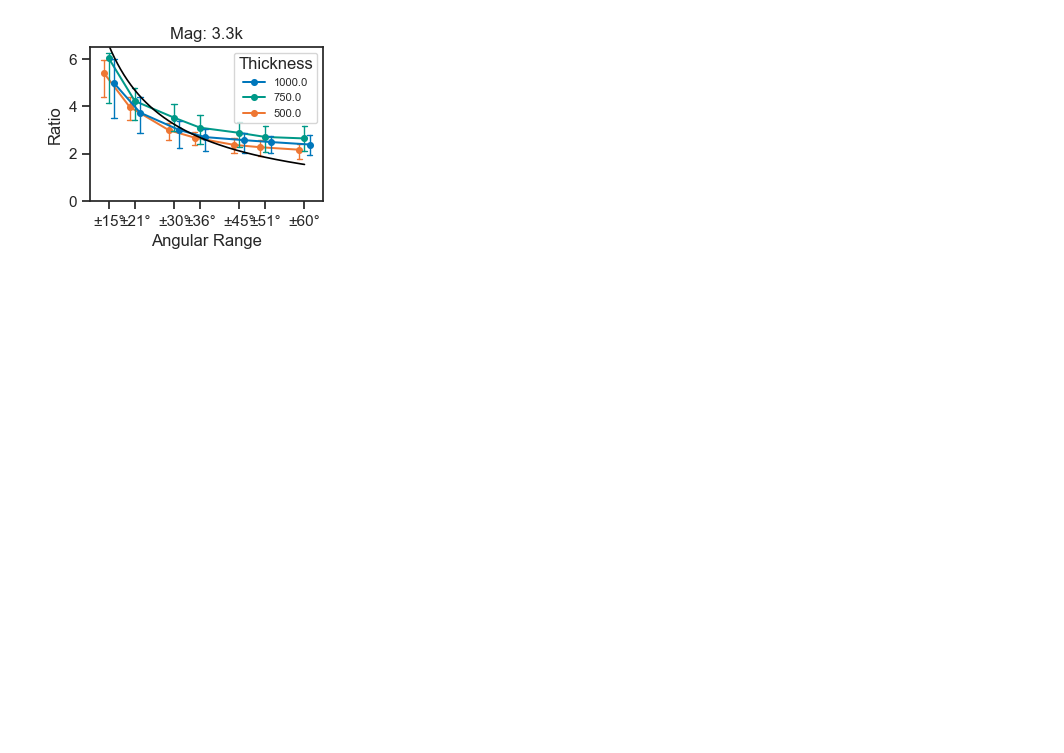
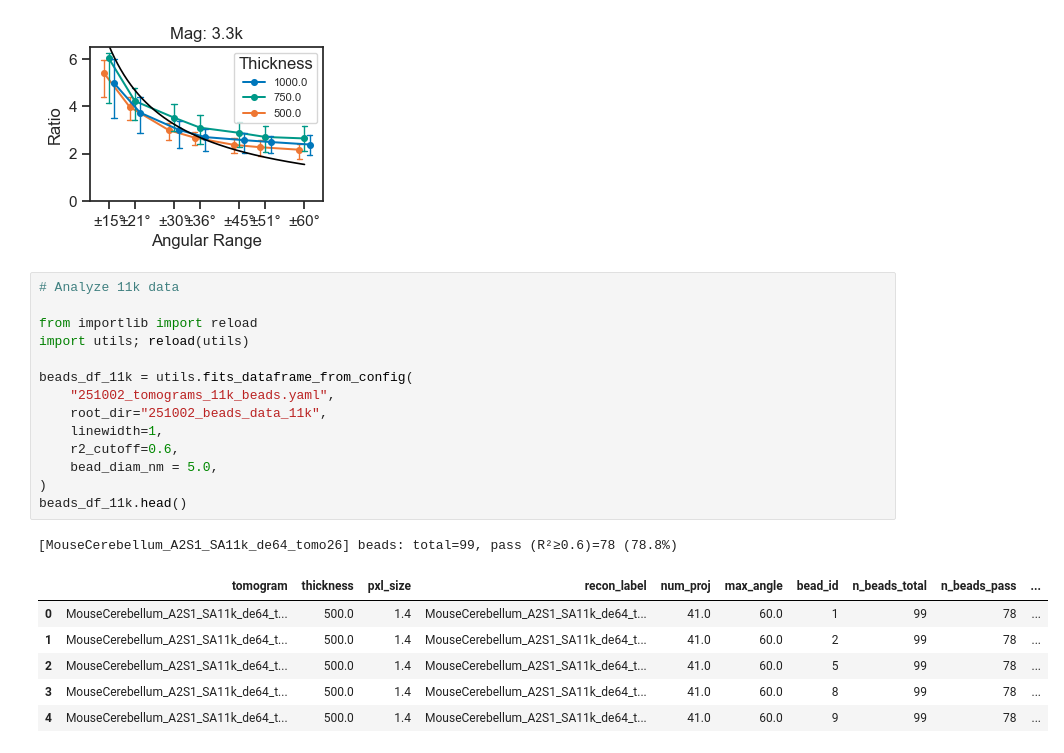
Before and after one commit to kuan-lab/tem-tomo, a Jupyter notebook: bead_resolution/250826_bead_res.ipynb, the cells around one changed output. Saved outputs shown, nothing was run; the diff lists cells and outputs as text; blank space fills up the shorter version.

```diff
--- a/bead_resolution/250826_bead_res.ipynb
+++ b/bead_resolution/250826_bead_res.ipynb
@@ -207,3 +204,25 @@ g.plot(alpha_curve, e_xz_rademacher(alpha_curve), color="black", lw=1.2, label="
 plt.savefig(figs_dir + '250925_rev1_Zratio_beads_%s.pdf' % mag, bbox_inches = 'tight')
 # %% [output]
 [figure]
+# %%
+# Analyze 11k data
+
+from importlib import reload
+import utils; reload(utils)
+
+beads_df_11k = utils.fits_dataframe_from_config(
+    "251002_tomograms_11k_beads.yaml",
+    root_dir="251002_beads_data_11k",
+    linewidth=1,
+    r2_cutoff=0.6,
+    bead_diam_nm = 5.0,
+)
+beads_df_11k.head()
+# %% [output]
+[MouseCerebellum_A2S1_SA11k_de64_tomo26] beads: total=99, pass (R²≥0.6)=78 (78.8%)
+|  | tomogram | thickness | pxl_size | recon_label | num_proj | max_angle | bead_id | n_beads_total | n_beads_pass | ... |
+| 0 | MouseCerebellum_A2S1_SA11k_de64_t... | 500.0 | 1.4 | MouseCerebellum_A2S1_SA11k_de64_t... | 41.0 | 60.0 | 1 | 99 | 78 | ... |
+| 1 | MouseCerebellum_A2S1_SA11k_de64_t... | 500.0 | 1.4 | MouseCerebellum_A2S1_SA11k_de64_t... | 41.0 | 60.0 | 2 | 99 | 78 | ... |
+| 2 | MouseCerebellum_A2S1_SA11k_de64_t... | 500.0 | 1.4 | MouseCerebellum_A2S1_SA11k_de64_t... | 41.0 | 60.0 | 5 | 99 | 78 | ... |
+| 3 | MouseCerebellum_A2S1_SA11k_de64_t... | 500.0 | 1.4 | MouseCerebellum_A2S1_SA11k_de64_t... | 41.0 | 60.0 | 8 | 99 | 78 | ... |
+| 4 | MouseCerebellum_A2S1_SA11k_de64_t... | 500.0 | 1.4 | MouseCerebellum_A2S1_SA11k_de64_t... | 41.0 | 60.0 | 9 | 99 | 78 | ... |
```
Also changed, not shown: parts of 4 cells of this notebook, 1 other file.
